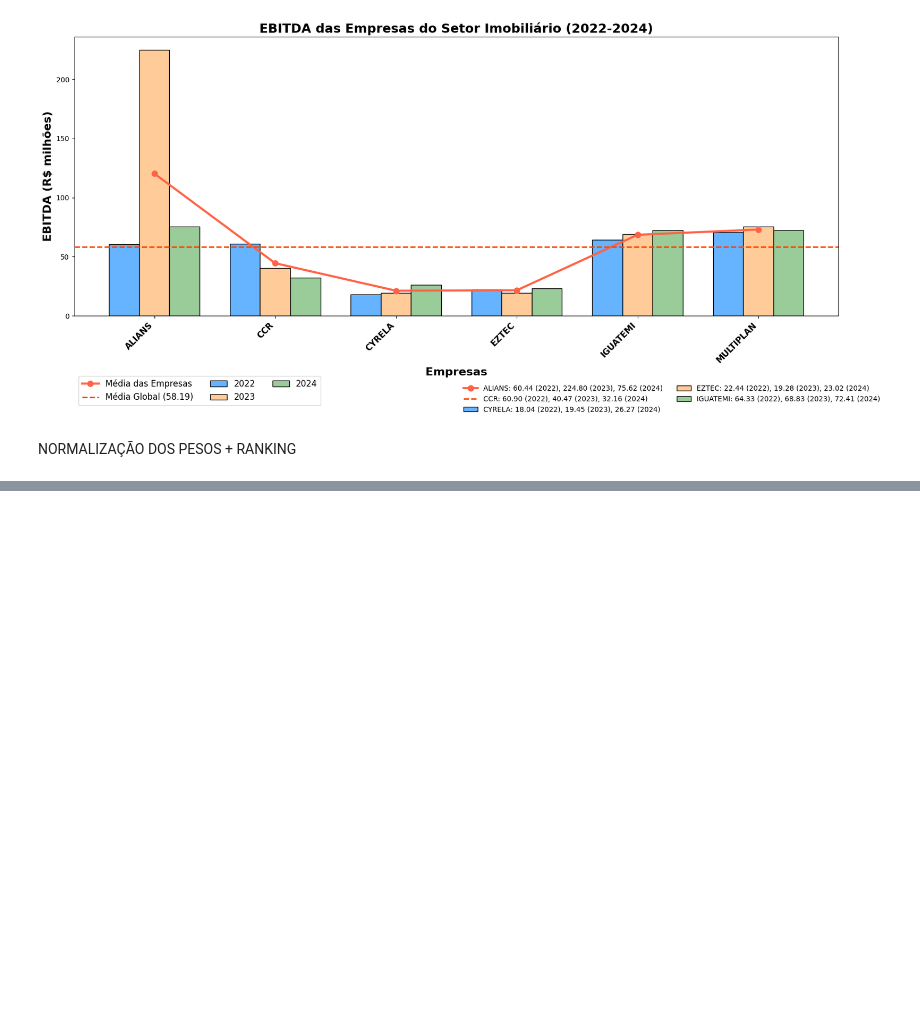
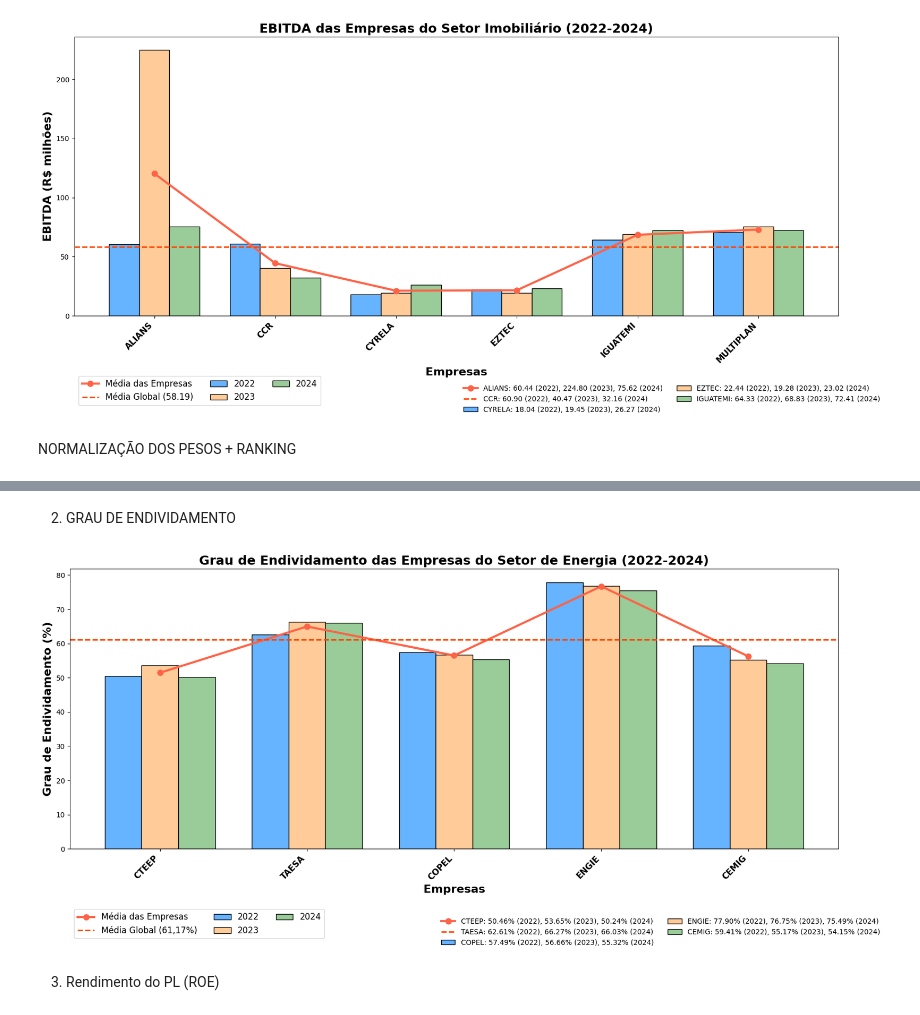
Before and after one commit to isabwllyrr/analise-empresas-imobiliarias, a Jupyter notebook: saladeacoes.ipynb, the cells around one changed output, grey strips where cells are left out. Cells and saved outputs as stored; diff of their text form; code cells hidden in the pictures; blank space fills up the shorter version.

```diff
--- a/saladeacoes.ipynb
+++ b/saladeacoes.ipynb
@@ -594,0 +655,60 @@ plt.show()
+# %% [markdown]
+2. GRAU DE ENDIVIDAMENTO
+# %%
+dados = {
+    'Empresa': ['CTEEP', 'TAESA', 'COPEL', 'ENGIE', 'CEMIG'],
+    '2022': [50.46, 62.61, 57.49, 77.90, 59.41],
+    '2023': [53.65, 66.27, 56.66, 76.75, 55.17],
+    '2024': [50.24, 66.03, 55.32, 75.49, 54.15],
+    'Média': [51.45, 64.97, 56.49, 76.71, 56.24]
+}
+
+df = pd.DataFrame(dados)
+
+# Média global do setor
+media_global = 61.17
+# %%
+empresas = df['Empresa']
+val_2022 = df['2022']
+val_2023 = df['2023']
+val_2024 = df['2024']
+media = df['Média']
+
+fig, ax = plt.subplots(figsize=(16, 8))
+width = 0.25
+x = range(len(empresas))
+
+# Barras por ano
+ax.bar([p - width for p in x], val_2022, width, label='2022', color='#66b3ff', edgecolor='black')
+ax.bar(x, val_2023, width, label='2023', color='#ffcc99', edgecolor='black')
+ax.bar([p + width for p in x], val_2024, width, label='2024', color='#99cc99', edgecolor='black')
+
+# Linha da média individual
+ax.plot(x, media, label='Média das Empresas', color='#ff6347', marker='o', linestyle='-', linewidth=3, markersize=8)
+
+# Linha da média global
+ax.axhline(media_global, color='#ff4500', linestyle='--', linewidth=2, label='Média Global (61,17%)')
+
+# Títulos e rótulos
+ax.set_xlabel('Empresas', fontsize=16, fontweight='bold')
+ax.set_ylabel('Grau de Endividamento (%)', fontsize=16, fontweight='bold')
+ax.set_title('Grau de Endividamento das Empresas do Setor de Energia (2022-2024)', fontsize=18, fontweight='bold')
+ax.set_xticks(x)
+ax.set_xticklabels(empresas, rotation=45, ha='right', fontsize=12, fontweight='bold')
+
+# Legenda principal
+ax.legend(fontsize=12, loc='upper left', bbox_to_anchor=(0.0, -0.2), ncol=3)
+
+# Legenda numérica extra
+numbers_legend = [
+    f'{empresa}: {val_2022[i]:.2f}% (2022), {val_2023[i]:.2f}% (2023), {val_2024[i]:.2f}% (2024)'
+    for i, empresa in enumerate(empresas)
+]
+fig.legend(numbers_legend, loc='lower right', fontsize=10, frameon=False, bbox_to_anchor=(1.05, 0), ncol=2)
+
+plt.tight_layout()
+plt.show()
+# %% [output]
+[figure, added]
+# %% [markdown]
+3. Rendimento do PL (ROE)
```
Also changed, not shown: parts of 25 cells of this notebook.
